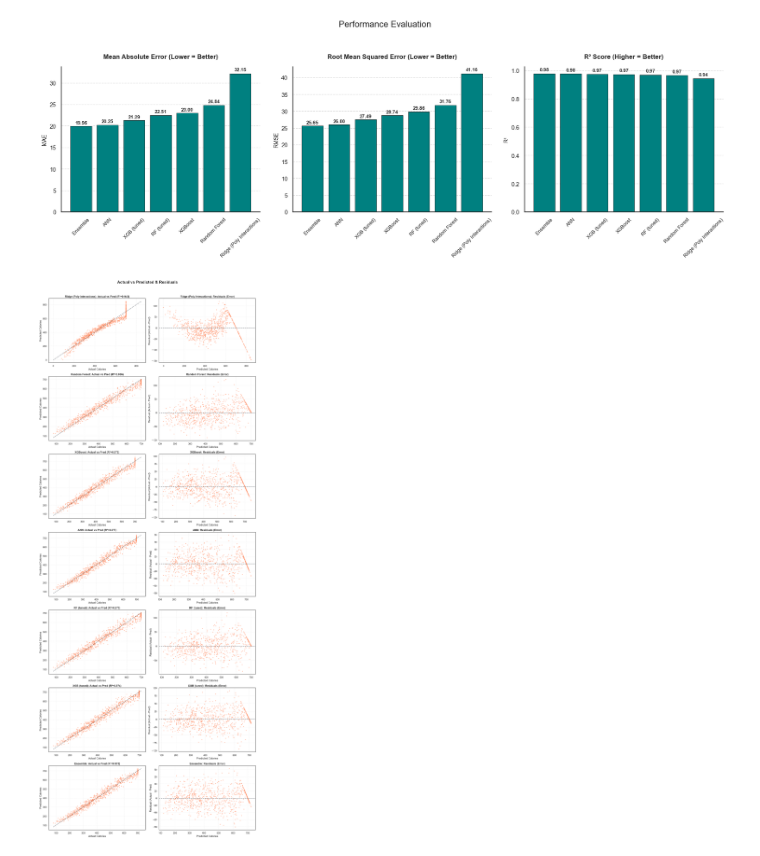
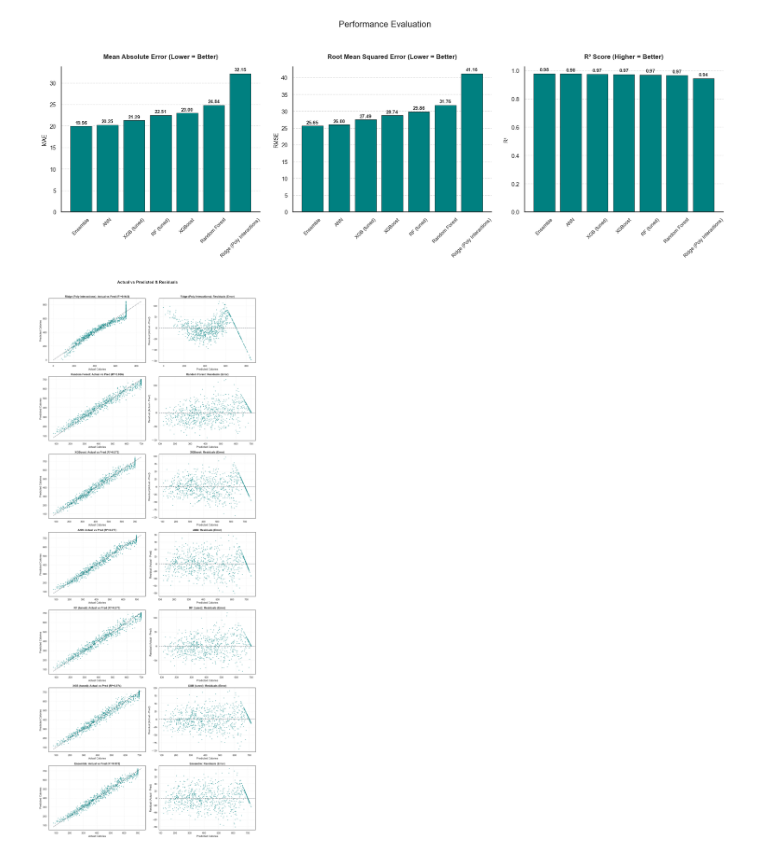
Before and after one commit to heyisula/caloriesense, a Jupyter notebook: trainV4.ipynb, the cells around one changed output. Drawn from its saved outputs; the diff is of its cells as text; code cells hidden in the pictures.

```diff
--- a/trainV4.ipynb
+++ b/trainV4.ipynb
@@ -850,33 +850,33 @@ all_models = {
 }
 
 n_models = len(all_models)
 fig, axes = plt.subplots(n_models, 2, figsize=(14, 5 * n_models))
 
 for i, (name, pred) in enumerate(all_models.items()):
 
     actual = y_test_raw.values
     residuals = actual - pred
     ax_avp = axes[i, 0]
-    ax_avp.scatter(actual, pred, alpha=0.6, s=12, color='coral', edgecolors='none')
+    ax_avp.scatter(actual, pred, alpha=0.6, s=12, color='teal', edgecolors='none')
     lims = [min(actual.min(), pred.min()), max(actual.max(), pred.max())]
     ax_avp.plot(lims, lims, color='#2F3640', linestyle='--', linewidth=1.5, alpha=0.7)
 
     ax_avp.set_title(f'{name}: Actual vs Pred (R²={results[name]["R2"]:.3f})', fontweight='bold')
     ax_avp.set_xlabel('Actual Calories')
     ax_avp.set_ylabel('Predicted Calories')
     ax_avp.grid(True, linestyle=':', alpha=0.5)
     ax_res = axes[i, 1]
-    ax_res.scatter(pred, residuals, alpha=0.6, s=12, color='coral', edgecolors='none')
+    ax_res.scatter(pred, residuals, alpha=0.6, s=12, color='teal', edgecolors='none')
     ax_res.axhline(0, color='#2F3640', linestyle='--', linewidth=1.5, alpha=0.7)
 
     ax_res.set_title(f'{name}: Residuals (Error)', fontweight='bold')
     ax_res.set_xlabel('Predicted Calories')
     ax_res.set_ylabel('Residual (Actual - Pred)')
     ax_res.grid(True, linestyle=':', alpha=0.5)
 
 plt.suptitle('Actual vs Predicted & Residuals', fontsize=18, fontweight='bold', y=1.01)
 plt.tight_layout()
 plt.savefig('out/act_vs_pred_and_residuals.png', dpi=300, bbox_inches="tight")
 plt.show()
 # %% [output]
-[figure, old version]
+[figure, new version]
```
Also changed, not shown: parts of 5 cells of this notebook, 17 other files.
